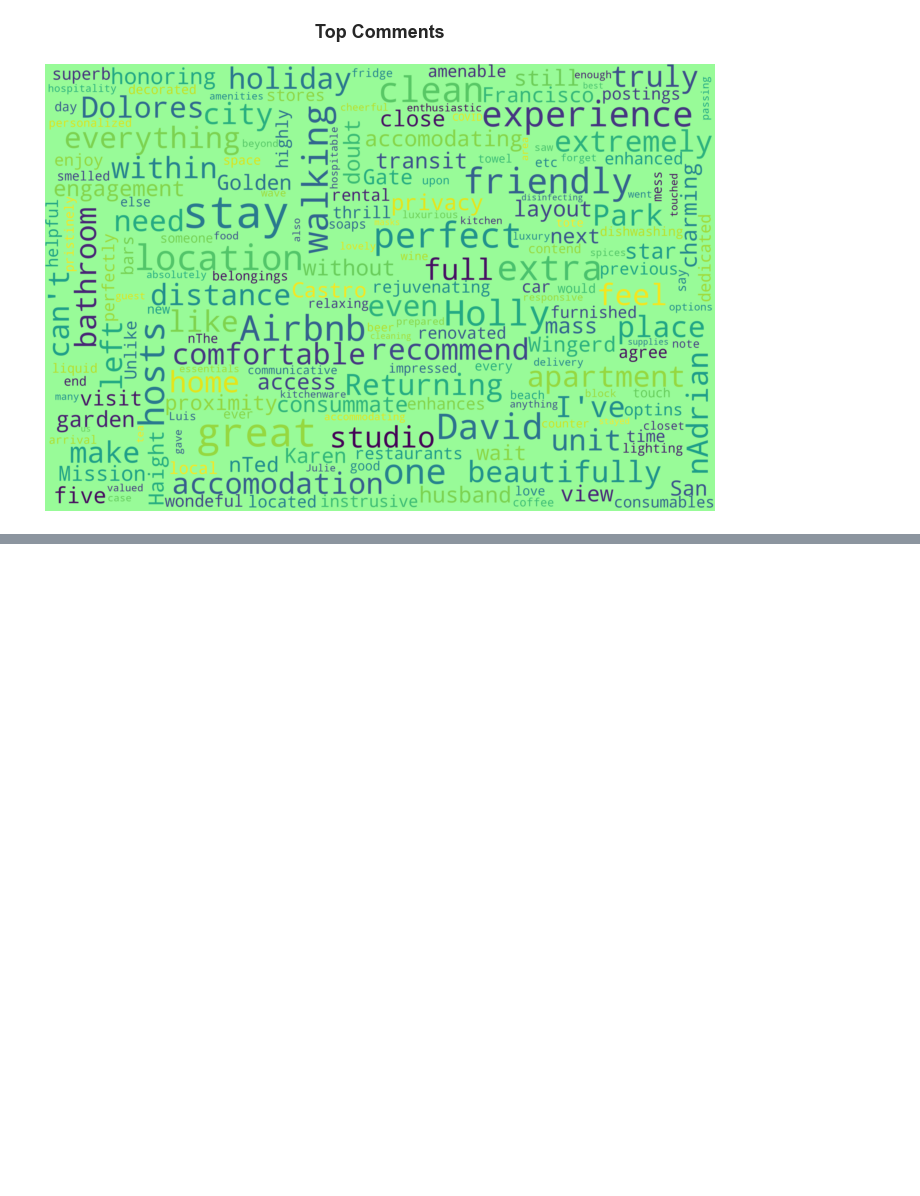
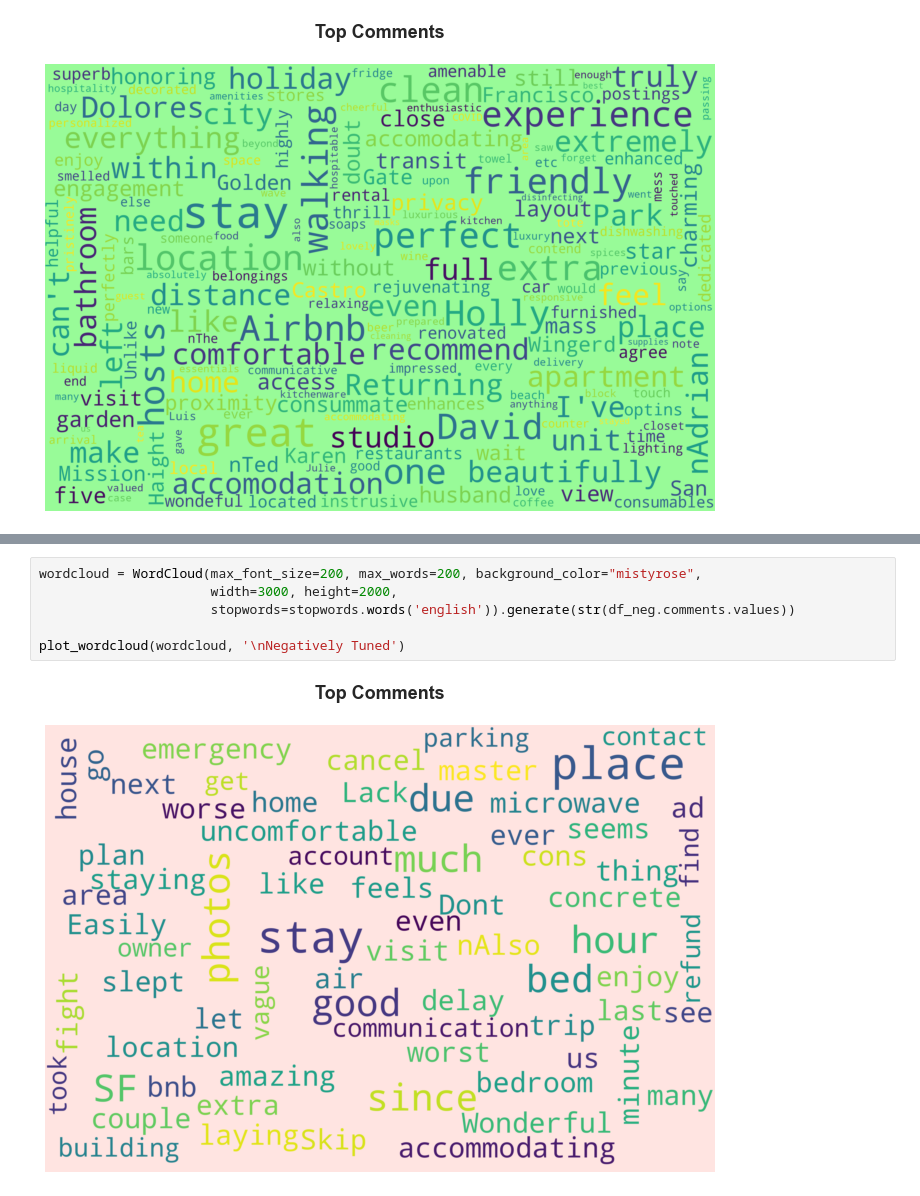
Before and after one commit to LingxingG/Data-Mining-Project, a Jupyter notebook: Tanny/Reviews Pre-processing.ipynb, the cells around one changed output, grey strips where cells are left out. Cells and saved outputs as stored; diff of their text form; blank space fills up the shorter version.

Commit message:
Added charts in the Pre-processing

```diff
--- a/Tanny/Reviews Pre-processing.ipynb
+++ b/Tanny/Reviews Pre-processing.ipynb
@@ -503,0 +484,8 @@ NameError: name 'CountVectorizer' is not defined
+# %%
+wordcloud = WordCloud(max_font_size=200, max_words=200, background_color="mistyrose",
+                      width=3000, height=2000,
+                      stopwords=stopwords.words('english')).generate(str(df_neg.comments.values))
+
+plot_wordcloud(wordcloud, '\nNegatively Tuned')
+# %% [output]
+[figure, added]
```
Also changed, not shown: parts of 4 cells of this notebook.
